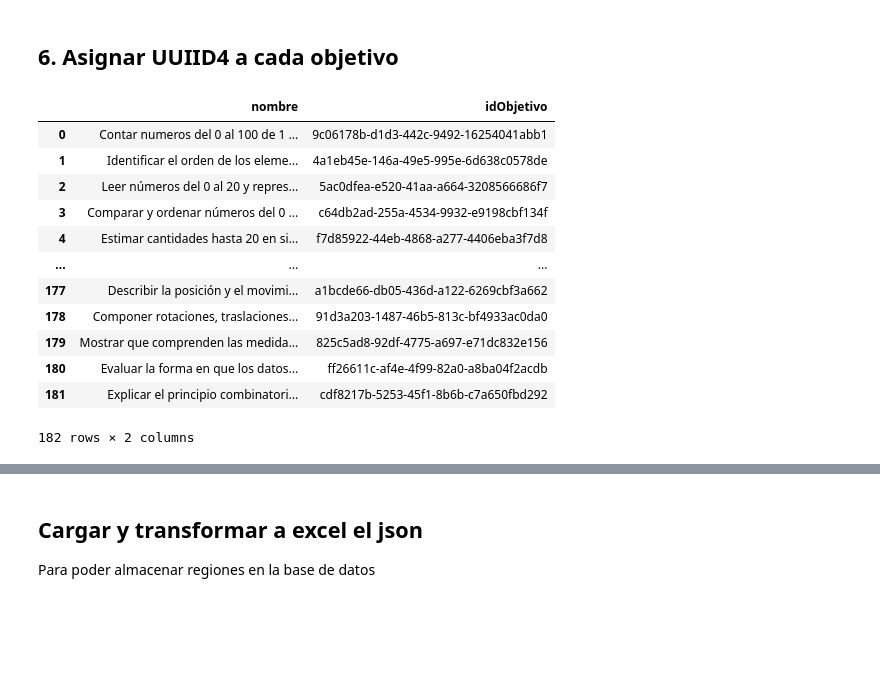
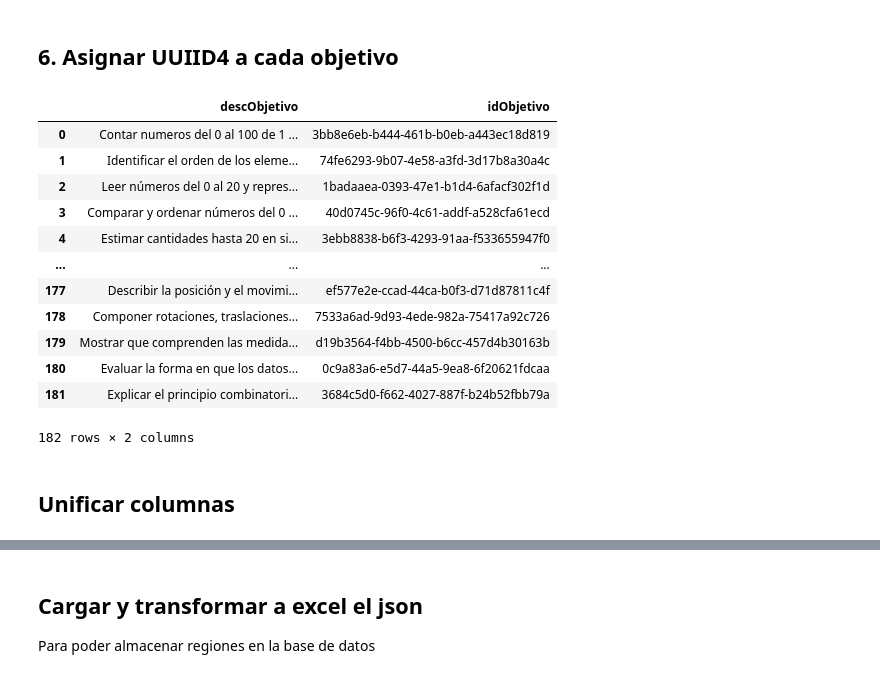
Before and after one commit to Bigote93/APIMINEDUC, a Jupyter notebook: APiGOB.ipynb, the cells around one changed output, grey strips where cells are left out. Saved outputs shown, nothing was run; the diff lists cells and outputs as text; code cells hidden in the pictures; blank space fills up the shorter version.

```diff
--- a/APiGOB.ipynb
+++ b/APiGOB.ipynb
@@ -84,21 +98,24 @@ UNIDADES_DF
 # %%
 OBJETIVO_ARRAY = []
 for objetivo in OBJETIVOS:
   OBJETIVO_ARRAY.append([objetivo,str(uuid.uuid4())])
 
 OBJETIVOS_DF = pd.DataFrame(OBJETIVO_ARRAY,columns=['nombre','idObjetivo'])
+OBJETIVOS_DF.rename(columns = {'nombre': 'descObjetivo'}, inplace=True)
 OBJETIVOS_DF
 # %% [output]
-|  | nombre | idObjetivo |
-| 0 | Contar numeros del 0 al 100 de 1 ... | 9c06178b-d1d3-442c-9492-16254041abb1 |
-| 1 | Identificar el orden de los eleme... | 4a1eb45e-146a-49e5-995e-6d638c0578de |
-| 2 | Leer números del 0 al 20 y repres... | 5ac0dfea-e520-41aa-a664-3208566686f7 |
-| 3 | Comparar y ordenar números del 0 ... | c64db2ad-255a-4534-9932-e9198cbf134f |
-| 4 | Estimar cantidades hasta 20 en si... | f7d85922-44eb-4868-a277-4406eba3f7d8 |
+|  | descObjetivo | idObjetivo |
+| 0 | Contar numeros del 0 al 100 de 1 ... | 3bb8e6eb-b444-461b-b0eb-a443ec18d819 |
+| 1 | Identificar el orden de los eleme... | 74fe6293-9b07-4e58-a3fd-3d17b8a30a4c |
+| 2 | Leer números del 0 al 20 y repres... | 1badaaea-0393-47e1-b1d4-6afacf302f1d |
+| 3 | Comparar y ordenar números del 0 ... | 40d0745c-96f0-4c61-addf-a528cfa61ecd |
+| 4 | Estimar cantidades hasta 20 en si... | 3ebb8838-b6f3-4293-91aa-f533655947f0 |
 | ... | ... | ... |
-| 177 | Describir la posición y el movimi... | a1bcde66-db05-436d-a122-6269cbf3a662 |
-| 178 | Componer rotaciones, traslaciones... | 91d3a203-1487-46b5-813c-bf4933ac0da0 |
-| 179 | Mostrar que comprenden las medida... | 825c5ad8-92df-4775-a697-e71dc832e156 |
-| 180 | Evaluar la forma en que los datos... | ff26611c-af4e-4f99-82a0-a8ba04f2acdb |
-| 181 | Explicar el principio combinatori... | cdf8217b-5253-45f1-8b6b-c7a650fbd292 |
+| 177 | Describir la posición y el movimi... | ef577e2e-ccad-44ca-b0f3-d71d87811c4f |
+| 178 | Componer rotaciones, traslaciones... | 7533a6ad-9d93-4ede-982a-75417a92c726 |
+| 179 | Mostrar que comprenden las medida... | d19b3564-f4bb-4500-b6cc-457d4b30163b |
+| 180 | Evaluar la forma en que los datos... | 0c9a83a6-e5d7-44a5-9ea8-6f20621fdcaa |
+| 181 | Explicar el principio combinatori... | 3684c5d0-f662-4027-887f-b24b52fbb79a |
 182 rows × 2 columns
+# %% [markdown]
+## Unificar columnas
```
Also changed, not shown: parts of 13 cells of this notebook.
